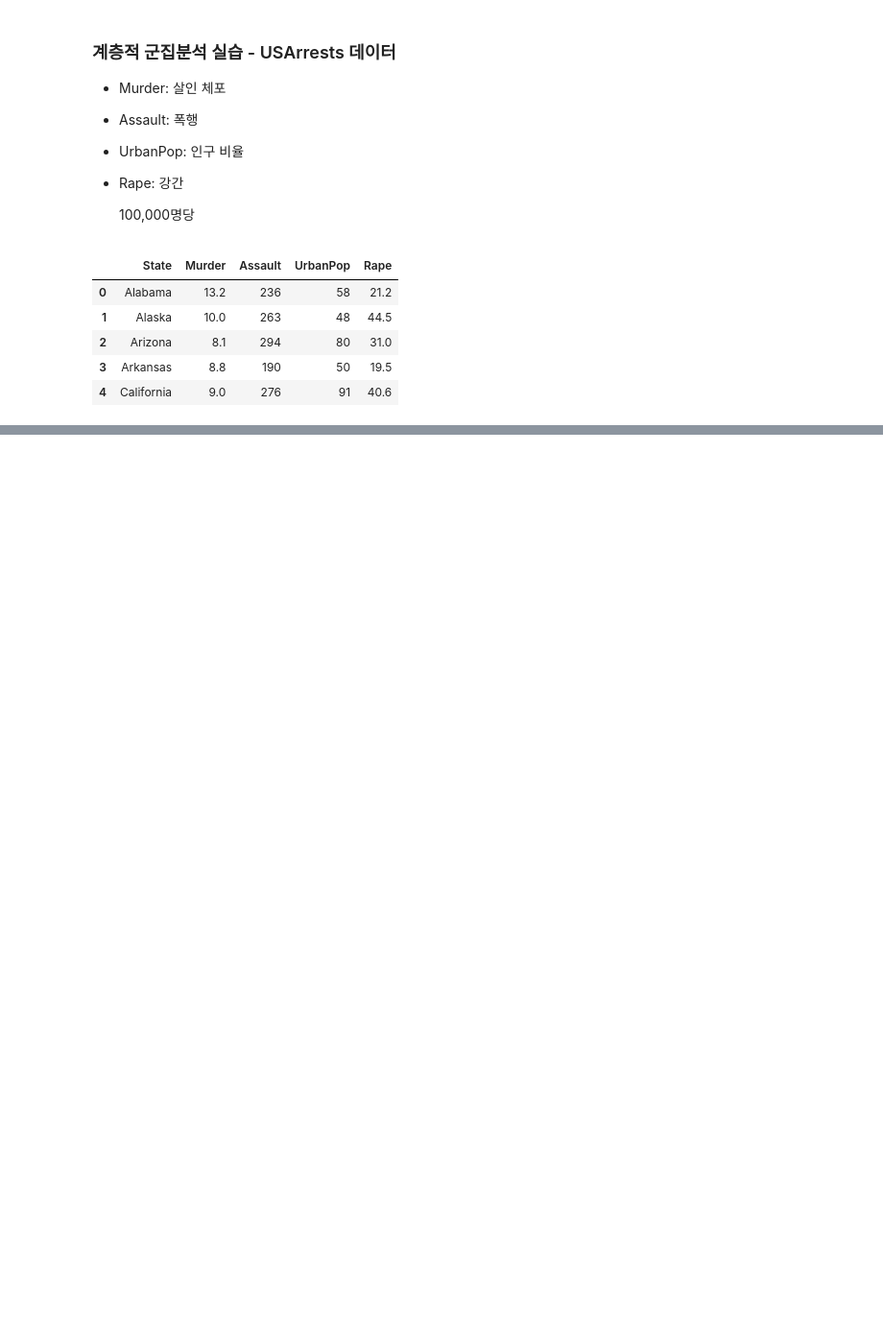
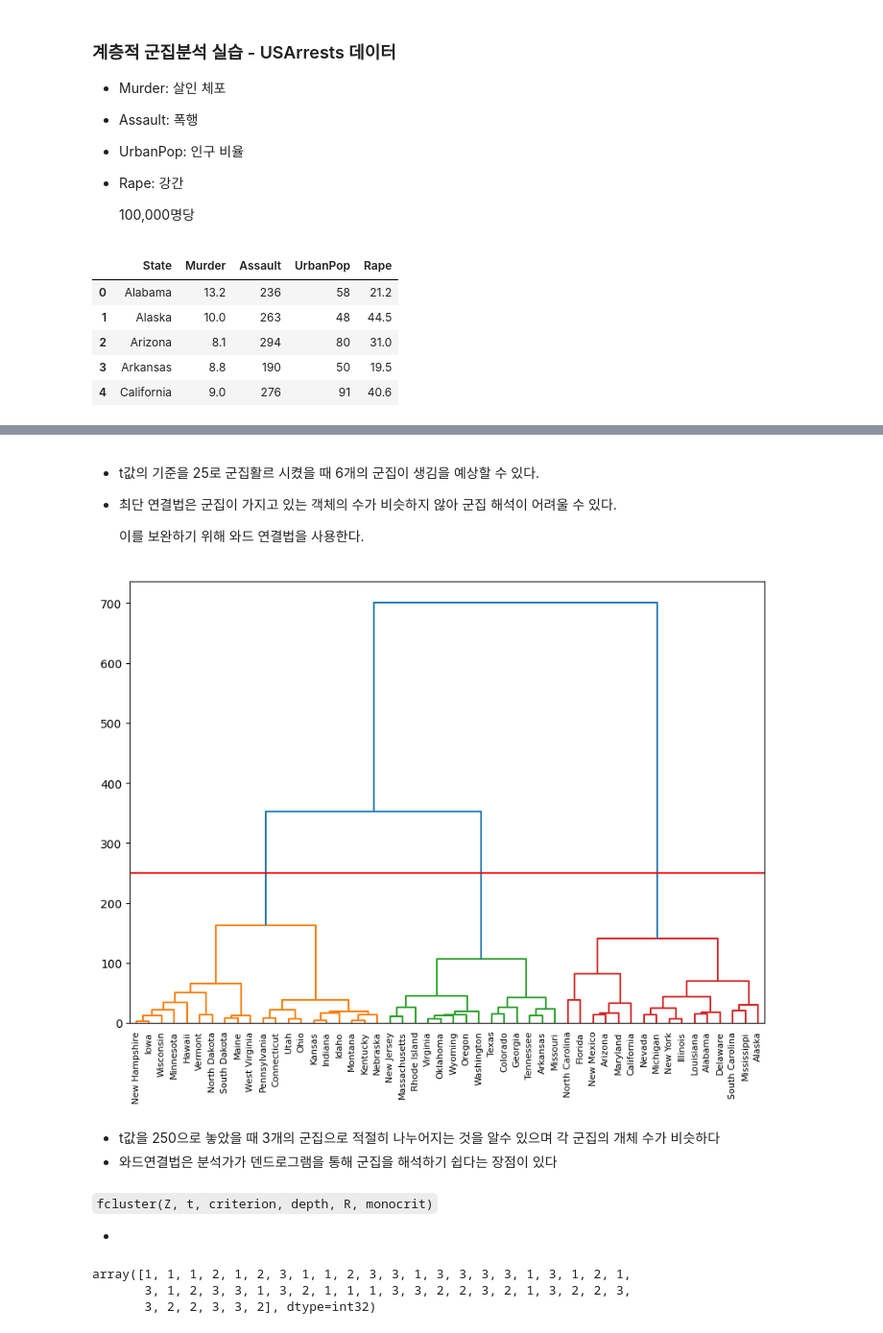
Before and after one commit to sai-with/ADP_prac, a Jupyter notebook: statics/군집분석.ipynb, the cells around one changed output, grey strips where cells are left out. Shown at 96% size. Drawn from its saved outputs; the diff is of its cells as text; code cells hidden in the pictures; blank space fills up the shorter version.

````diff
--- a/statics/군집분석.ipynb
+++ b/statics/군집분석.ipynb
@@ -66,0 +128,29 @@ us.head()
+# %% [markdown]
+* t값의 기준을 25로 군집활르 시켰을 때 6개의 군집이 생김을 예상할 수 있다.
+* 최단 연결법은 군집이 가지고 있는 객체의 수가 비슷하지 않아 군집 해석이 어려울 수 있다.
+
+    이를 보완하기 위해 와드 연결법을 사용한다.
+# %%
+# 와드연결법(ward)
+ward = linkage(us.iloc[:, 1::], metric='euclidean', method='ward')
+# 덴드로그램
+plt.figure(figsize=(10,7))
+dendrogram(ward, orientation='top', labels=label, distance_sort='descending', color_threshold=250, show_leaf_counts=True)
+plt.axhline(y=250, color='r');
+# %% [output]
+[figure, added]
+# %% [markdown]
+* t값을 250으로 놓았을 때 3개의 군집으로 적절히 나누어지는 것을 알수 있으며 각 군집의 개체 수가 비슷하다
+* 와드연결법은 분석가가 덴드로그램을 통해 군집을 해석하기 쉽다는 장점이 있다
+# %% [markdown]
+```fcluster(Z, t, criterion, depth, R, monocrit)```
+
+*
+# %%
+# 할당된 군집 라벨링 fcluster()
+assignment = fcluster(ward, 250, 'distance') # criterion='distance': 거리 기준
+assignment
+# %% [output]
+array([1, 1, 1, 2, 1, 2, 3, 1, 1, 2, 3, 3, 1, 3, 3, 3, 3, 1, 3, 1, 2, 1,
+       3, 1, 2, 3, 3, 1, 3, 2, 1, 1, 1, 3, 3, 2, 2, 3, 2, 1, 3, 2, 2, 3,
+       3, 2, 2, 3, 3, 2], dtype=int32)
````
Also changed, not shown: parts of 15 cells of this notebook.
